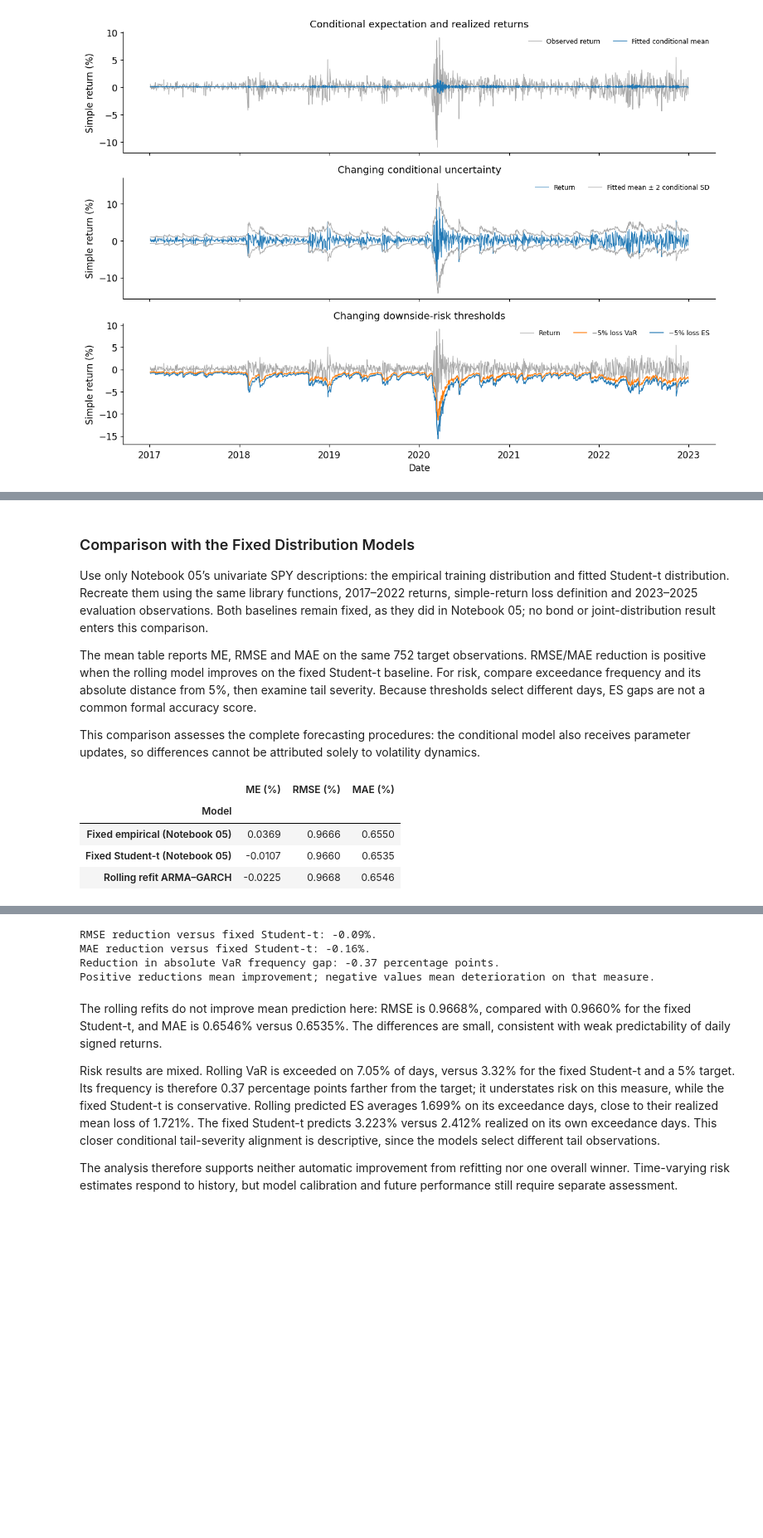
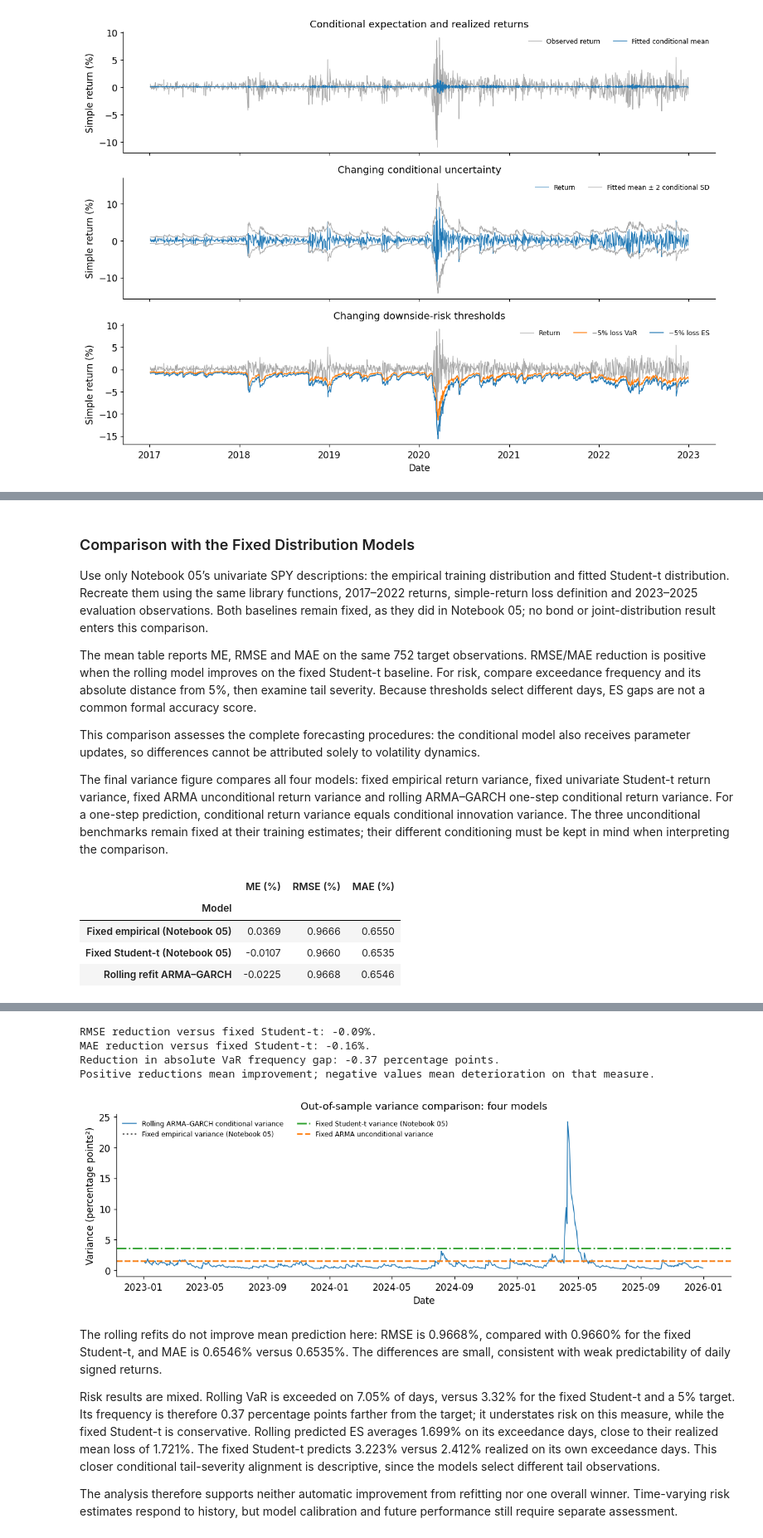
Before and after one commit to jacobkorsgaard/finance-statistical-methods-library, a Jupyter notebook: notebooks/11_empirical_financial_time_series_case_study.ipynb, the cells around one changed output, grey strips where cells are left out. Shown at 83% size. Saved outputs shown, nothing was run; the diff lists cells and outputs as text; code cells hidden in the pictures; blank space fills up the shorter version.

```diff
--- a/notebooks/11_empirical_financial_time_series_case_study.ipynb
+++ b/notebooks/11_empirical_financial_time_series_case_study.ipynb
@@ -570,6 +564,8 @@ Use only Notebook 05’s univariate SPY descriptions: the empirical training dis
 The mean table reports ME, RMSE and MAE on the same 752 target observations. RMSE/MAE reduction is positive when the rolling model improves on the fixed Student-t baseline. For risk, compare exceedance frequency and its absolute distance from 5%, then examine tail severity. Because thresholds select different days, ES gaps are not a common formal accuracy score.
 
 This comparison assesses the complete forecasting procedures: the conditional model also receives parameter updates, so differences cannot be attributed solely to volatility dynamics.
+
+The final variance figure compares all four models: fixed empirical return variance, fixed univariate Student-t return variance, fixed ARMA unconditional return variance and rolling ARMA–GARCH one-step conditional return variance. For a one-step prediction, conditional return variance equals conditional innovation variance. The three unconditional benchmarks remain fixed at their training estimates; their different conditioning must be kept in mind when interpreting the comparison.
 # %%
 baseline_fit = student_t.fit(train.to_numpy())
 baseline_parameters = baseline_fit["params"]
@@ -596,33 +592,49 @@ for label,var,es in [("Fixed empirical (Notebook 05)",np.full(len(test),empirica
     predicted_es=es[exceed].mean() if exceed.any() else np.nan
     risk_rows.append({"Model":label,"Exceedances":int(exceed.sum()),"Exceedance (%)":100*exceed.mean(),
         "Distance from 5% (pp)":abs(100*exceed.mean()-5),
         "Realized tail loss (%)":realized_es,"Predicted ES on exceedance days (%)":predicted_es,
         "Tail severity gap (%)":realized_es-predicted_es})
 risk_comparison_oos=pd.DataFrame(risk_rows).set_index("Model")
 display(risk_comparison_oos.round(3))
 fixed=mean_comparison_oos.loc["Fixed Student-t (Notebook 05)"]
 rolling=mean_comparison_oos.loc["Rolling refit ARMA–GARCH"]
 print(f"RMSE reduction versus fixed Student-t: {100*(1-rolling['RMSE (%)']/fixed['RMSE (%)']):.2f}%.")
 print(f"MAE reduction versus fixed Student-t: {100*(1-rolling['MAE (%)']/fixed['MAE (%)']):.2f}%.")
 fixed_gap=risk_comparison_oos.loc["Fixed Student-t (Notebook 05)","Distance from 5% (pp)"]
 rolling_gap=risk_comparison_oos.loc["Rolling refit ARMA–GARCH","Distance from 5% (pp)"]
 print(f"Reduction in absolute VaR frequency gap: {fixed_gap-rolling_gap:.2f} percentage points.")
 print("Positive reductions mean improvement; negative values mean deterioration on that measure.")
+
+fixed_student_variance = baseline_scale**2*baseline_df/(baseline_df-2)
+fig, ax = plt.subplots(figsize=(11,3.7))
+ax.plot(test.index,one_step_variances,color="C0",linewidth=1,
+        label="Rolling ARMA–GARCH conditional variance")
+ax.axhline(np.var(train.to_numpy(),ddof=1),color="0.35",linestyle=":",
+           label="Fixed empirical variance (Notebook 05)")
+ax.axhline(fixed_student_variance,color="C2",linestyle="-.",
+           label="Fixed Student-t variance (Notebook 05)")
+ax.axhline(arma_unconditional_variance,color="C1",linestyle="--",
+           label="Fixed ARMA unconditional variance")
+ax.set(xlabel="Date",ylabel="Variance (percentage points²)",
+       title="Out-of-sample variance comparison: four models")
+ax.legend(fontsize=8,ncol=2)
+fig.tight_layout();plt.show()
 # %% [output]
 |  | ME (%) | RMSE (%) | MAE (%) |
 | Model |  |  |  |
 | Fixed empirical (Notebook 05) | 0.0369 | 0.9666 | 0.6550 |
 | Fixed Student-t (Notebook 05) | -0.0107 | 0.9660 | 0.6535 |
 | Rolling refit ARMA–GARCH | -0.0225 | 0.9668 | 0.6546 |
 |  | Exceedances | Exceedance (%) | Distance from 5% (pp) | Realized tail loss (%) | Predicted ES on exceedance days (%) | ... |
 | Model |  |  |  |  |  | ... |
 | Fixed empirical (Notebook 05) | 13 | 1.729 | 3.271 | 3.029 | 3.152 | ... |
 | Fixed Student-t (Notebook 05) | 25 | 3.324 | 1.676 | 2.412 | 3.223 | ... |
 | Rolling refit ARMA–GARCH | 53 | 7.048 | 2.048 | 1.721 | 1.699 | ... |
 RMSE reduction versus fixed Student-t: -0.09%.
 MAE reduction versus fixed Student-t: -0.16%.
 Reduction in absolute VaR frequency gap: -0.37 percentage points.
 Positive reductions mean improvement; negative values mean deterioration on that measure.
+[figure, added]
 # %% [markdown]
 The rolling refits do not improve mean prediction here: RMSE is 0.9668%, compared with 0.9660% for the fixed Student-t, and MAE is 0.6546% versus 0.6535%. The differences are small, consistent with weak predictability of daily signed returns.
 
```
Also changed, not shown: parts of 4 cells of this notebook.
